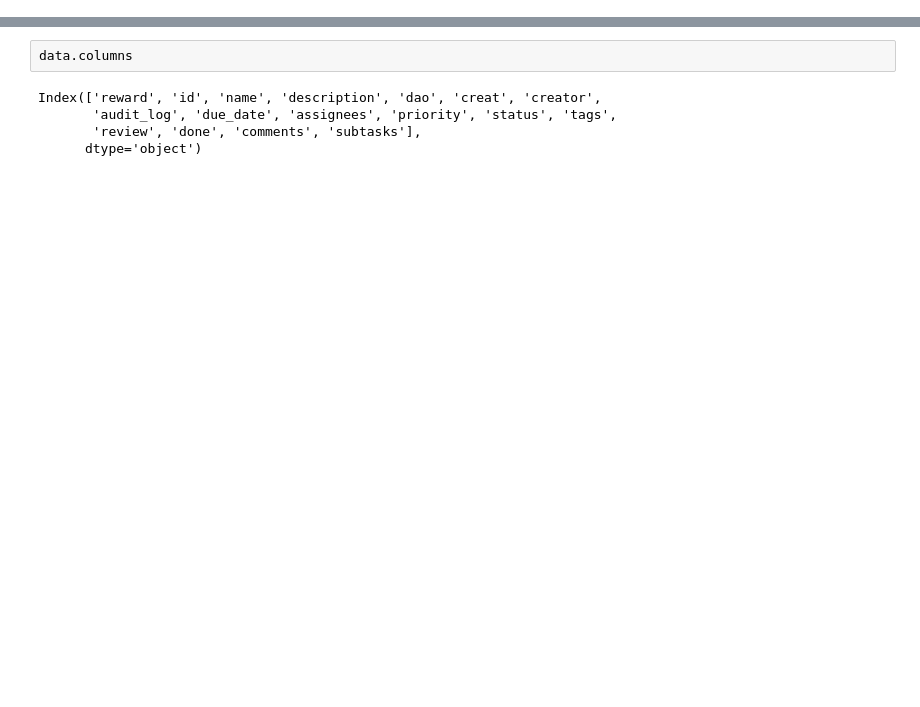
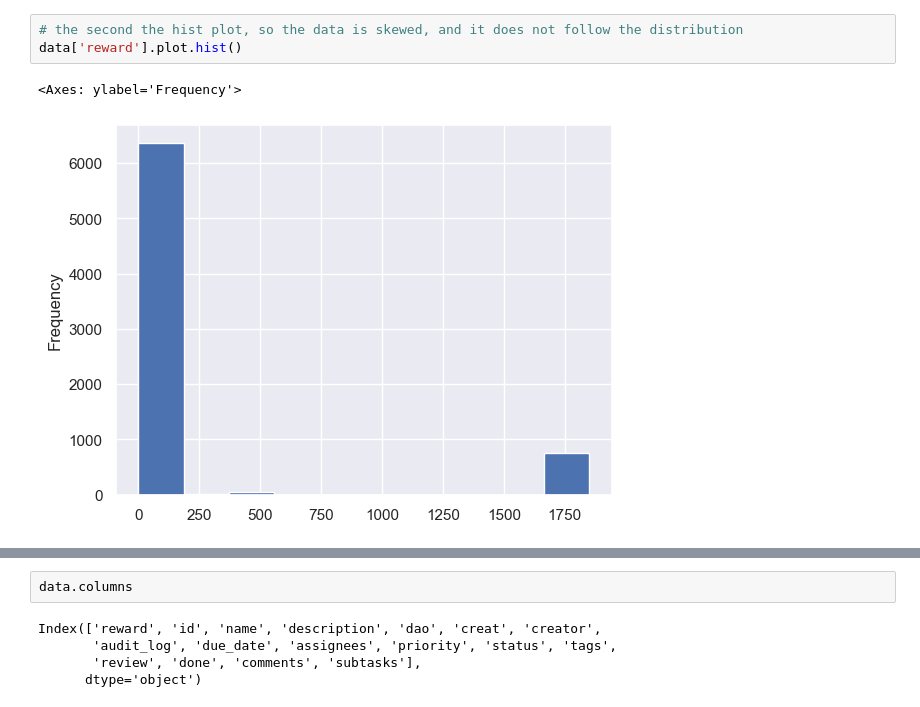
Before and after one commit to x2125001/WonderProject, a Jupyter notebook: bounty_regression.ipynb, the cells around one changed output, grey strips where cells are left out. Cells and saved outputs as stored; diff of their text form; blank space fills up the shorter version.

```diff
--- a/bounty_regression.ipynb
+++ b/bounty_regression.ipynb
@@ -22,0 +121,6 @@ from statsmodels.tools.sm_exceptions import ConvergenceWarning
+# %%
+# the second the hist plot, so the data is skewed, and it does not follow the distribution
+data['reward'].plot.hist()
+# %% [output]
+<Axes: ylabel='Frequency'>
+[figure, added]
```
Also changed, not shown: parts of 54 cells of this notebook, 38 other files.
